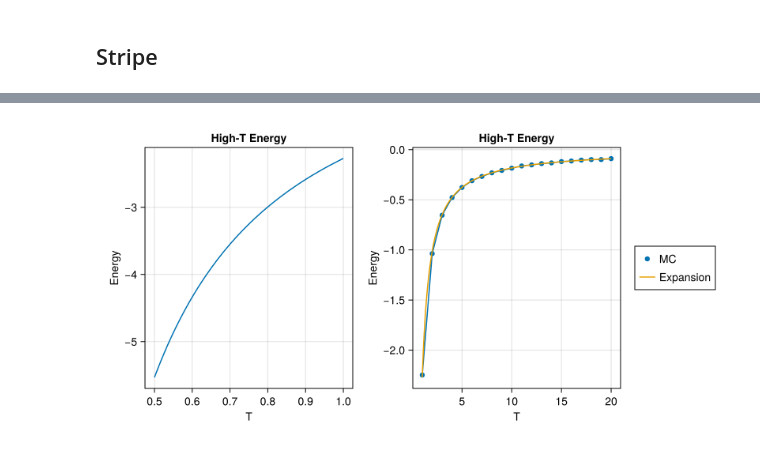
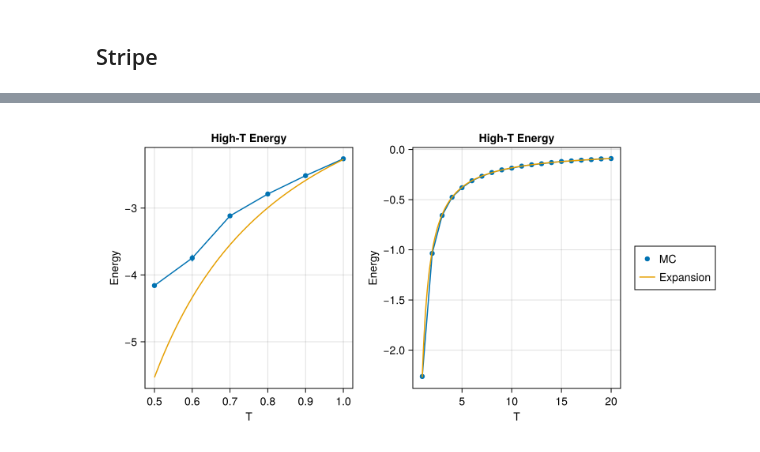
Before and after one commit to PatXue/WignerMolecule.jl, a Jupyter notebook: high-temp/plotting.ipynb, the cells around one changed output, grey strips where cells are left out. Cells and saved outputs as stored; diff of their text form; code cells hidden in the pictures.

Commit message:
Plot medium T range for stripe as well

```diff
--- a/high-temp/plotting.ipynb
+++ b/high-temp/plotting.ipynb
@@ -82,11 +82,12 @@ JobResult("../jobs", "stripe-high-t", 20×57 DataFrame
 # %%
 fig = Figure(size=(800,400))
 fig[1,1] = ax1 = Axis(fig, title="High-T Energy", xlabel="T", ylabel="Energy")
+generate_plot!(ax1, :T, :Energy, results.data[results.data.T .<= 1, :])
 lines!(ax1, 0.5..1, getexpansion("stripe", 3))
 fig[1,2] = ax2 = Axis(fig, title="High-T Energy", xlabel="T", ylabel="Energy")
-generate_plot!(ax2, :T, :Energy, results.data, label="MC")
+generate_plot!(ax2, :T, :Energy, results.data[results.data.T .> 0.95, :], label="MC")
 lines!(ax2, 1..20, getexpansion("stripe", 3), label="Expansion")
 Legend(fig[1,3], ax2)
 fig
 # %% [output]
-[figure, old version]
+[figure, new version]
```
Also changed, not shown: parts of 1 cell of this notebook, 1 other file.
